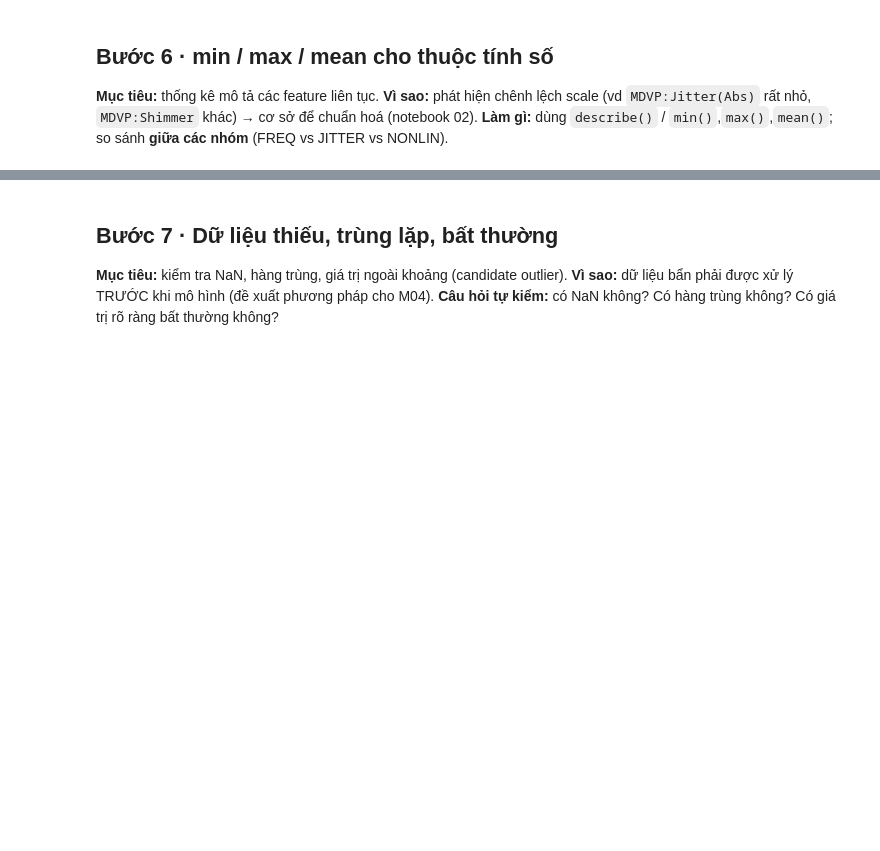
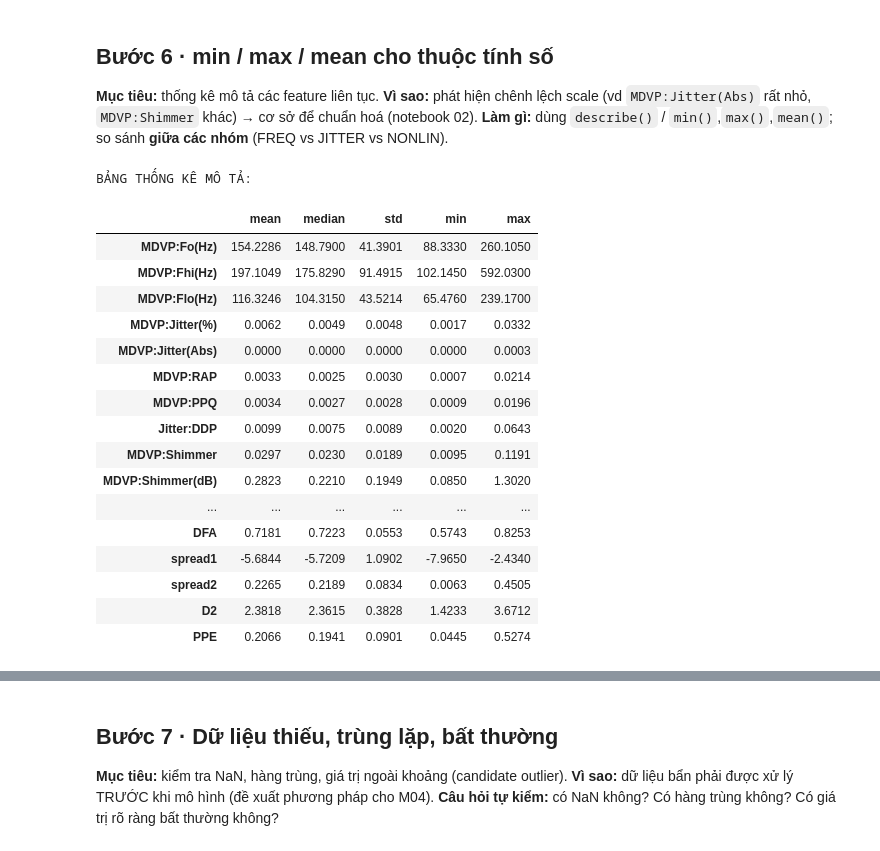
Before and after one commit to KaiyoDev/Nhom_3_KhaiThacDuLieu_Parkinsons, a Jupyter notebook: notebooks/01_data_exploration.ipynb, the cells around one changed output, grey strips where cells are left out. Cells and saved outputs as stored; diff of their text form; code cells hidden in the pictures; blank space fills up the shorter version.

```diff
--- a/notebooks/01_data_exploration.ipynb
+++ b/notebooks/01_data_exploration.ipynb
@@ -113,0 +148,39 @@ pass
+# %%
+# M03-T1: Thống kê mô tả các thuộc tính số
+
+# Lấy các cột số, loại bỏ status vì đây là nhãn phân lớp
+numeric_features = df.select_dtypes(include="number").drop(
+    columns=["status"],
+    errors="ignore"
+)
+
+# Tính các chỉ số thống kê
+stats = pd.DataFrame({
+    "mean": numeric_features.mean(),
+    "median": numeric_features.median(),
+    "std": numeric_features.std(),
+    "min": numeric_features.min(),
+    "max": numeric_features.max()
+})
+
+print("BẢNG THỐNG KÊ MÔ TẢ:")
+display(stats.round(4))
+# %% [output]
+BẢNG THỐNG KÊ MÔ TẢ:
+|  | mean | median | std | min | max |
+| MDVP:Fo(Hz) | 154.2286 | 148.7900 | 41.3901 | 88.3330 | 260.1050 |
+| MDVP:Fhi(Hz) | 197.1049 | 175.8290 | 91.4915 | 102.1450 | 592.0300 |
+| MDVP:Flo(Hz) | 116.3246 | 104.3150 | 43.5214 | 65.4760 | 239.1700 |
+| MDVP:Jitter(%) | 0.0062 | 0.0049 | 0.0048 | 0.0017 | 0.0332 |
+| MDVP:Jitter(Abs) | 0.0000 | 0.0000 | 0.0000 | 0.0000 | 0.0003 |
+| MDVP:RAP | 0.0033 | 0.0025 | 0.0030 | 0.0007 | 0.0214 |
+| MDVP:PPQ | 0.0034 | 0.0027 | 0.0028 | 0.0009 | 0.0196 |
+| Jitter:DDP | 0.0099 | 0.0075 | 0.0089 | 0.0020 | 0.0643 |
+| MDVP:Shimmer | 0.0297 | 0.0230 | 0.0189 | 0.0095 | 0.1191 |
+| MDVP:Shimmer(dB) | 0.2823 | 0.2210 | 0.1949 | 0.0850 | 1.3020 |
+| ... | ... | ... | ... | ... | ... |
+| DFA | 0.7181 | 0.7223 | 0.0553 | 0.5743 | 0.8253 |
+| spread1 | -5.6844 | -5.7209 | 1.0902 | -7.9650 | -2.4340 |
+| spread2 | 0.2265 | 0.2189 | 0.0834 | 0.0063 | 0.4505 |
+| D2 | 2.3818 | 2.3615 | 0.3828 | 1.4233 | 3.6712 |
+| PPE | 0.2066 | 0.1941 | 0.0901 | 0.0445 | 0.5274 |
```
Also changed, not shown: parts of 11 cells of this notebook, 2 other files.
